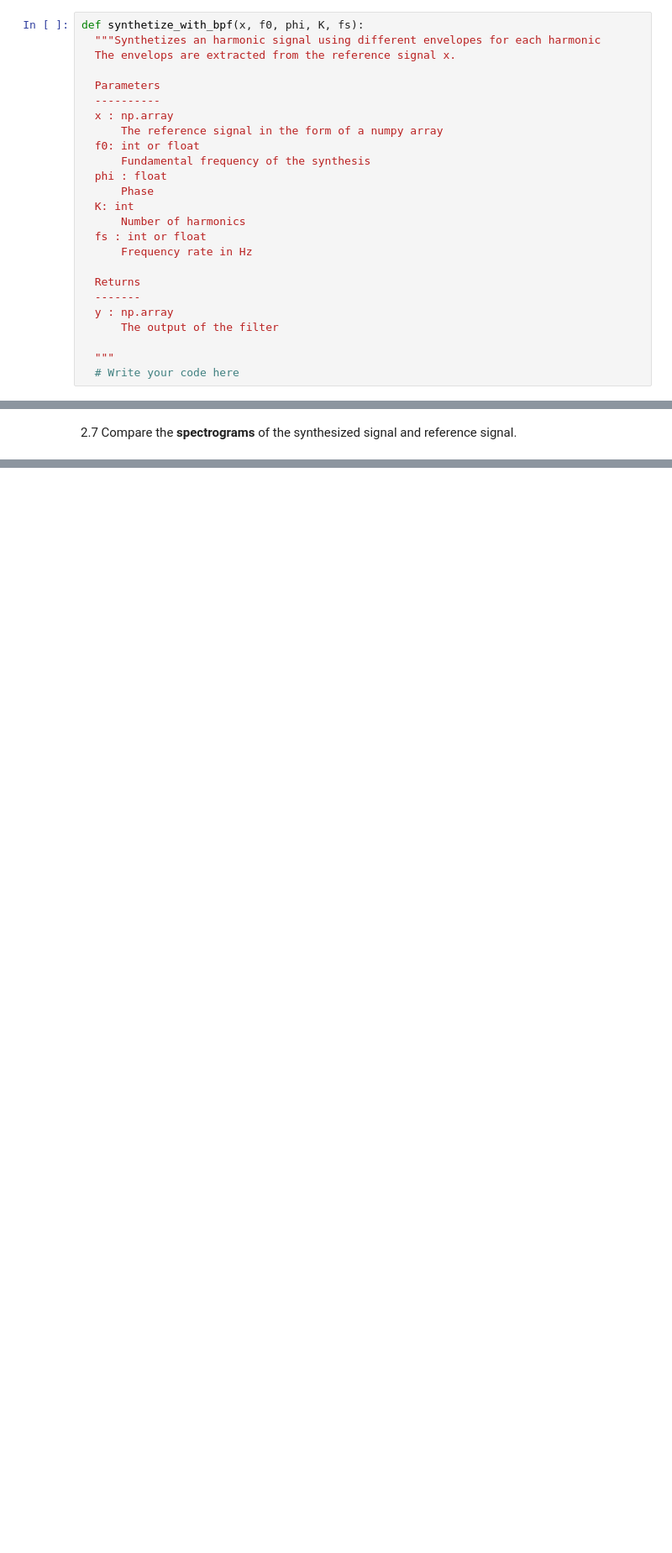
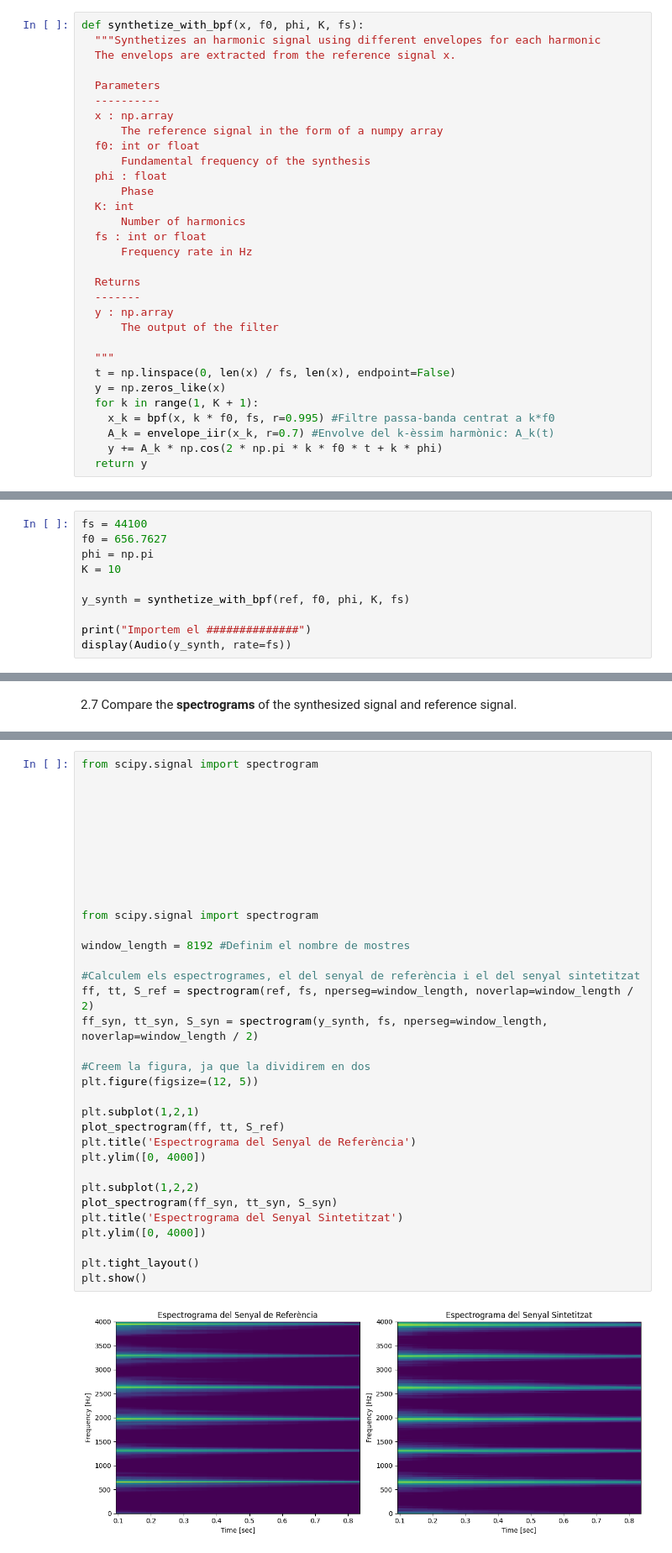
Before and after one commit to bernatnogueras/sis1_group202_bernat, a Jupyter notebook: labs/Lab6.ipynb, the cells around one changed output, grey strips where cells are left out. Shown at 84% size. Drawn from its saved outputs; the diff is of its cells as text; blank space fills up the shorter version.

```diff
--- a/labs/Lab6.ipynb
+++ b/labs/Lab6.ipynb
@@ -353,7 +354,13 @@ def synthetize_with_bpf(x, f0, phi, K, fs):
       The output of the filter
 
   """
-  # Write your code here
+  t = np.linspace(0, len(x) / fs, len(x), endpoint=False)
+  y = np.zeros_like(x)
+  for k in range(1, K + 1):
+    x_k = bpf(x, k * f0, fs, r=0.995) #Filtre passa-banda centrat a k*f0
+    A_k = envelope_iir(x_k, r=0.7) #Envolve del k-èssim harmònic: A_k(t)
+    y += A_k * np.cos(2 * np.pi * k * f0 * t + k * phi)
+  return y
 # %% [markdown]
 2.6 Call the function `synthetize_with_bpf` to get the synthesized signal and **listen to it**.
 
@@ -362,0 +368,10 @@ Note that now you can increase the number of harmonics $K$ as you want because w
+# %%
+fs = 44100
+f0 = 656.7627
+phi = np.pi
+K = 10
+
+y_synth = synthetize_with_bpf(ref, f0, phi, K, fs)
+
+print("Importem el ##############")
+display(Audio(y_synth, rate=fs))
@@ -366,0 +383,36 @@ Note that now you can increase the number of harmonics $K$ as you want because w
+# %%
+from scipy.signal import spectrogram
+
+
+
+
+
+
+
+
+
+from scipy.signal import spectrogram
+
+window_length = 8192 #Definim el nombre de mostres
+
+#Calculem els espectrogrames, el del senyal de referència i el del senyal sintetitzat
+ff, tt, S_ref = spectrogram(ref, fs, nperseg=window_length, noverlap=window_length / 2)
+ff_syn, tt_syn, S_syn = spectrogram(y_synth, fs, nperseg=window_length, noverlap=window_length / 2)
+
+#Creem la figura, ja que la dividirem en dos
+plt.figure(figsize=(12, 5))
+
+plt.subplot(1,2,1)
+plot_spectrogram(ff, tt, S_ref)
+plt.title('Espectrograma del Senyal de Referència')
+plt.ylim([0, 4000])
+
+plt.subplot(1,2,2)
+plot_spectrogram(ff_syn, tt_syn, S_syn)
+plt.title('Espectrograma del Senyal Sintetitzat')
+plt.ylim([0, 4000])
+
+plt.tight_layout()
+plt.show()
+# %% [output]
+[figure, added]
```
Also changed, not shown: parts of 17 cells of this notebook.
